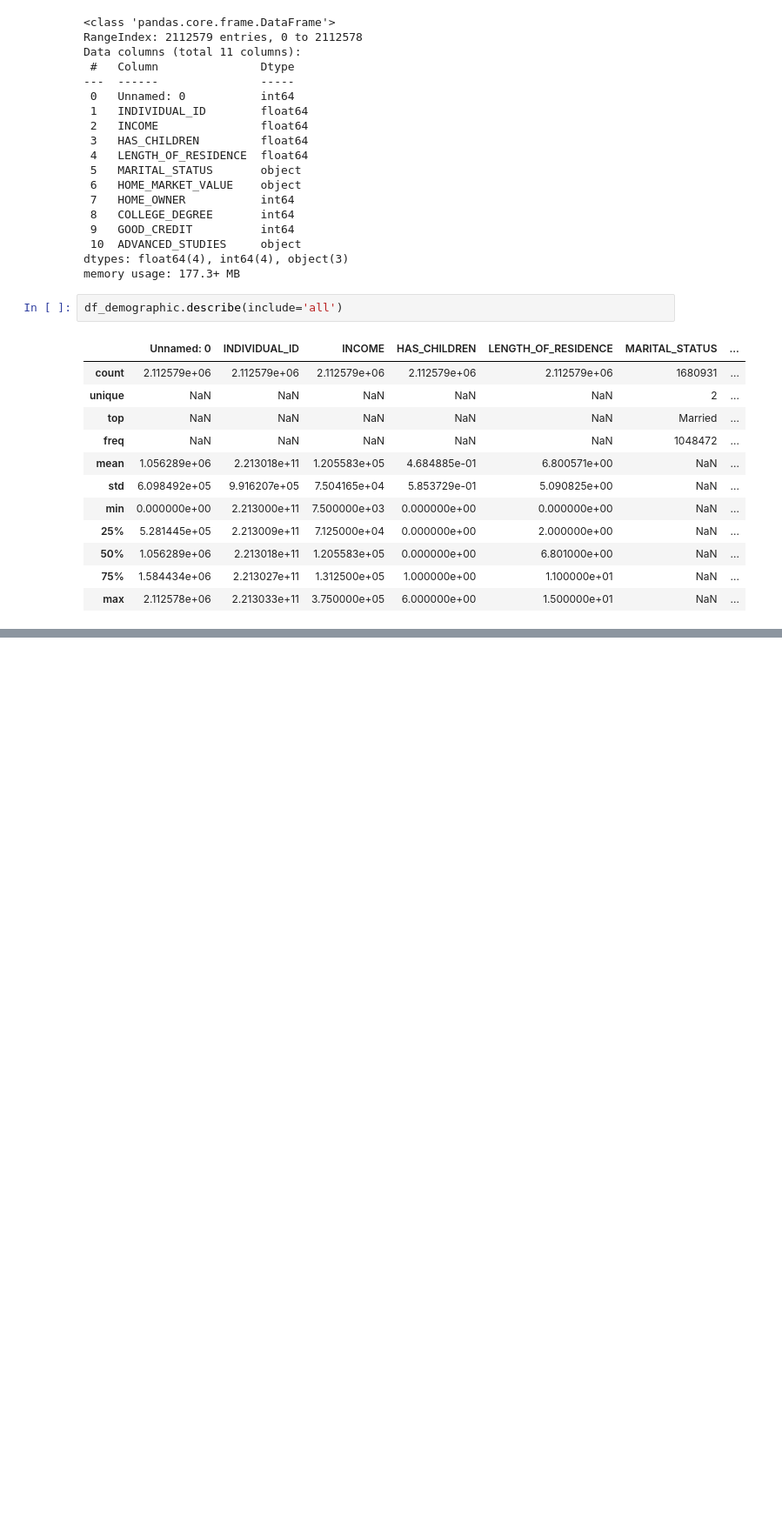
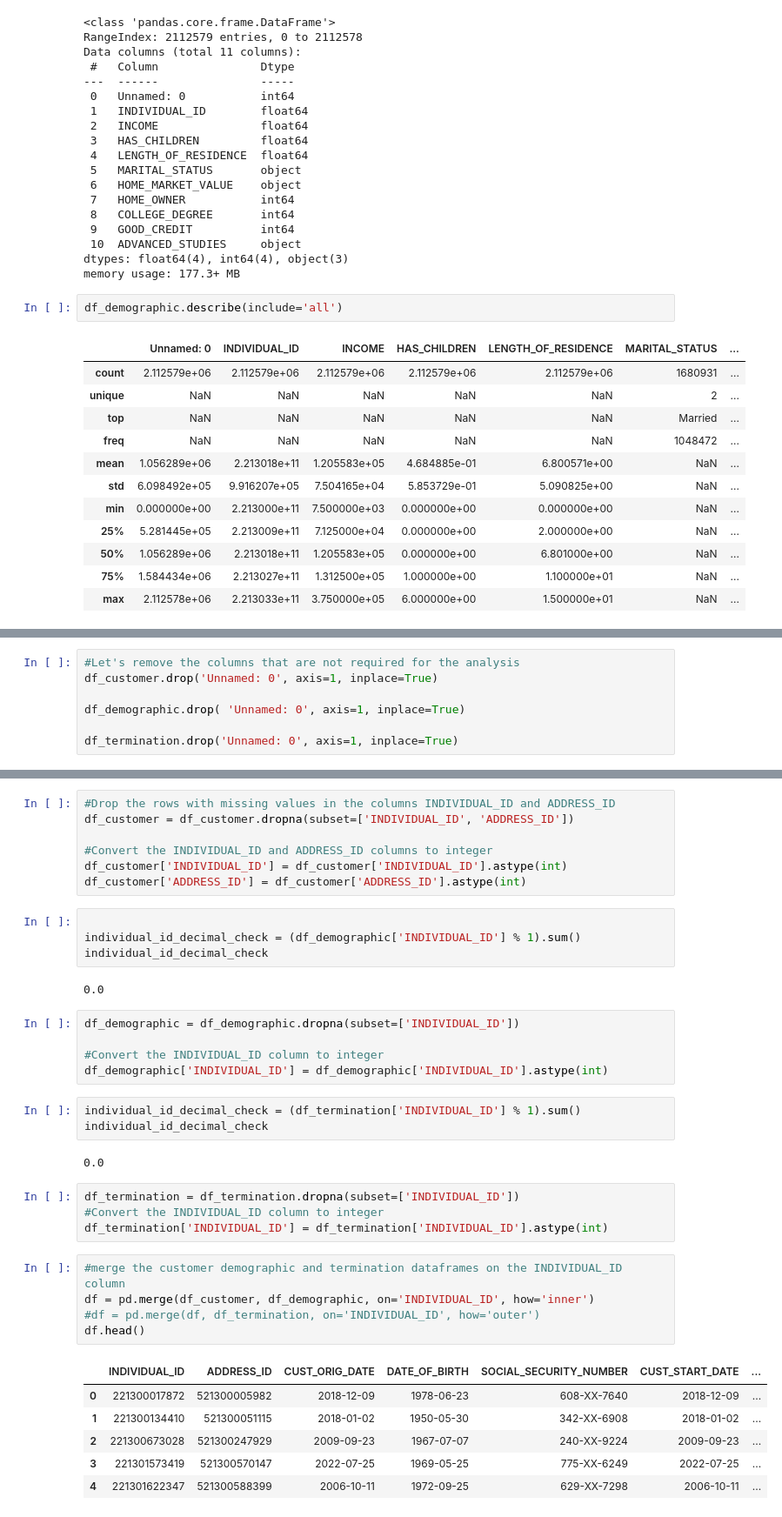
Before and after one commit to fabrizi0rigodanz0/Insurance_Analysis_ML, a Jupyter notebook: notebook.ipynb, the cells around one changed output, grey strips where cells are left out. Shown: that part at 87% size. Drawn from its saved outputs; the diff is of its cells as text; blank space fills up the shorter version.

```diff
--- a/notebook.ipynb
+++ b/notebook.ipynb
@@ -216,0 +286,7 @@ df_demographic.describe(include='all')
+# %%
+#Let's remove the columns that are not required for the analysis
+df_customer.drop('Unnamed: 0', axis=1, inplace=True)
+
+df_demographic.drop( 'Unnamed: 0', axis=1, inplace=True)
+
+df_termination.drop('Unnamed: 0', axis=1, inplace=True)
@@ -216,0 +301,39 @@ df_demographic.describe(include='all')
+# %%
+#Drop the rows with missing values in the columns INDIVIDUAL_ID and ADDRESS_ID
+df_customer = df_customer.dropna(subset=['INDIVIDUAL_ID', 'ADDRESS_ID'])
+
+#Convert the INDIVIDUAL_ID and ADDRESS_ID columns to integer
+df_customer['INDIVIDUAL_ID'] = df_customer['INDIVIDUAL_ID'].astype(int)
+df_customer['ADDRESS_ID'] = df_customer['ADDRESS_ID'].astype(int)
+# %%
+
+individual_id_decimal_check = (df_demographic['INDIVIDUAL_ID'] % 1).sum()
+individual_id_decimal_check
+# %% [output]
+0.0
+# %%
+df_demographic = df_demographic.dropna(subset=['INDIVIDUAL_ID'])
+
+#Convert the INDIVIDUAL_ID column to integer
+df_demographic['INDIVIDUAL_ID'] = df_demographic['INDIVIDUAL_ID'].astype(int)
+# %%
+individual_id_decimal_check = (df_termination['INDIVIDUAL_ID'] % 1).sum()
+individual_id_decimal_check
+# %% [output]
+0.0
+# %%
+df_termination = df_termination.dropna(subset=['INDIVIDUAL_ID'])
+#Convert the INDIVIDUAL_ID column to integer
+df_termination['INDIVIDUAL_ID'] = df_termination['INDIVIDUAL_ID'].astype(int)
+# %%
+#merge the customer demographic and termination dataframes on the INDIVIDUAL_ID column
+df = pd.merge(df_customer, df_demographic, on='INDIVIDUAL_ID', how='inner')
+#df = pd.merge(df, df_termination, on='INDIVIDUAL_ID', how='outer')
+df.head()
+# %% [output]
+|  | INDIVIDUAL_ID | ADDRESS_ID | CUST_ORIG_DATE | DATE_OF_BIRTH | SOCIAL_SECURITY_NUMBER | CUST_START_DATE | ... |
+| 0 | 221300017872 | 521300005982 | 2018-12-09 | 1978-06-23 | 608-XX-7640 | 2018-12-09 | ... |
+| 1 | 221300134410 | 521300051115 | 2018-01-02 | 1950-05-30 | 342-XX-6908 | 2018-01-02 | ... |
+| 2 | 221300673028 | 521300247929 | 2009-09-23 | 1967-07-07 | 240-XX-9224 | 2009-09-23 | ... |
+| 3 | 221301573419 | 521300570147 | 2022-07-25 | 1969-05-25 | 775-XX-6249 | 2022-07-25 | ... |
+| 4 | 221301622347 | 521300588399 | 2006-10-11 | 1972-09-25 | 629-XX-7298 | 2006-10-11 | ... |
```
Also changed, not shown: parts of 10 cells of this notebook.
